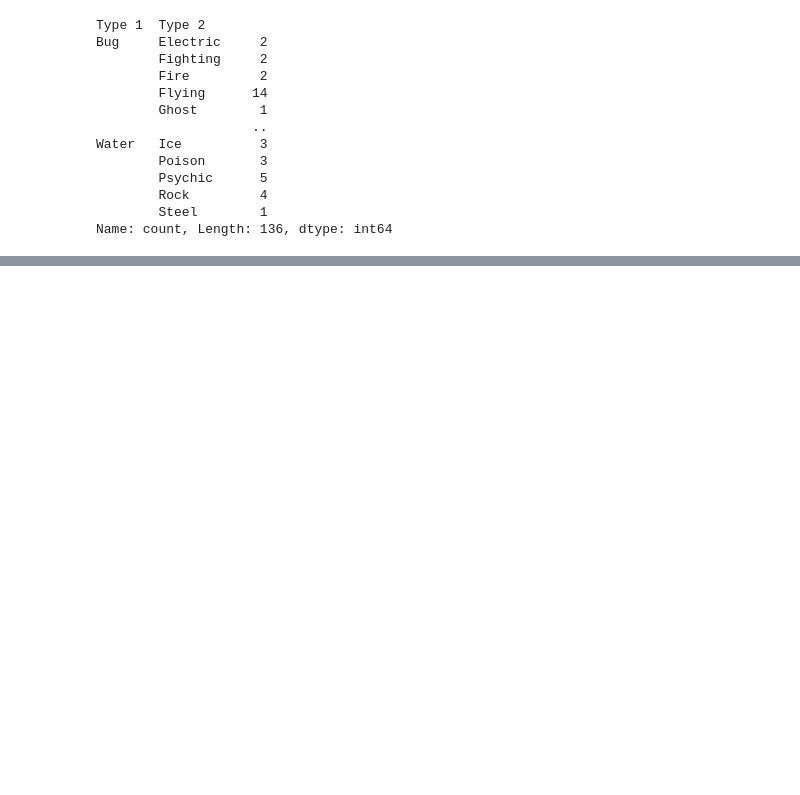
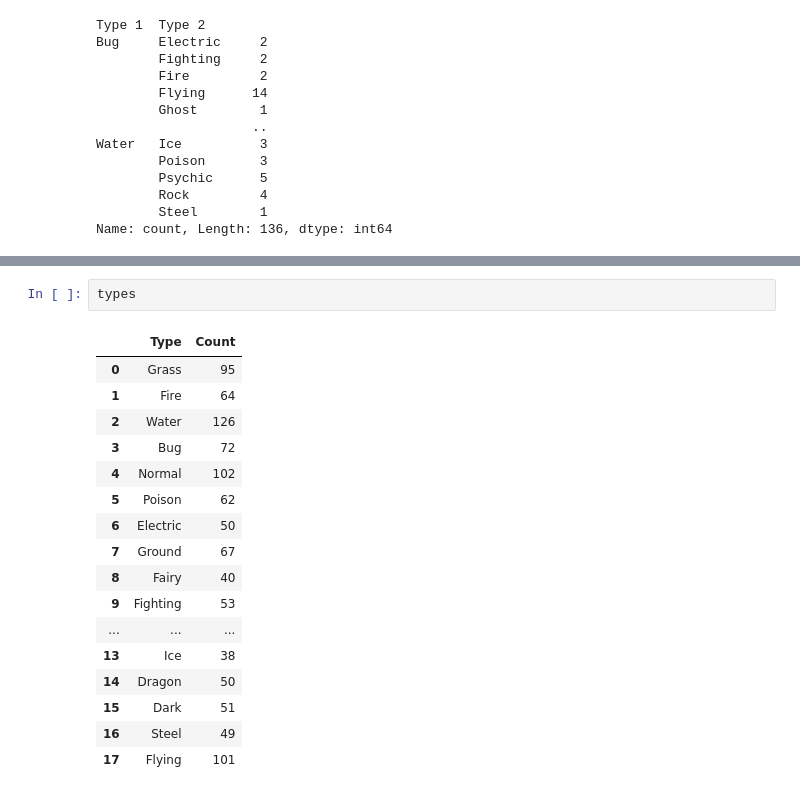
Before and after one commit to prackash/Pokemon-data, a Jupyter notebook: analysis.ipynb, the cells around one changed output, grey strips where cells are left out. Cells and saved outputs as stored; diff of their text form; blank space fills up the shorter version.

```diff
--- a/analysis.ipynb
+++ b/analysis.ipynb
@@ -174,0 +207,20 @@ Name: count, Length: 136, dtype: int64
+# %%
+types
+# %% [output]
+|  | Type | Count |
+| 0 | Grass | 95 |
+| 1 | Fire | 64 |
+| 2 | Water | 126 |
+| 3 | Bug | 72 |
+| 4 | Normal | 102 |
+| 5 | Poison | 62 |
+| 6 | Electric | 50 |
+| 7 | Ground | 67 |
+| 8 | Fairy | 40 |
+| 9 | Fighting | 53 |
+| ... | ... | ... |
+| 13 | Ice | 38 |
+| 14 | Dragon | 50 |
+| 15 | Dark | 51 |
+| 16 | Steel | 49 |
+| 17 | Flying | 101 |
```
Also changed, not shown: parts of 13 cells of this notebook.
